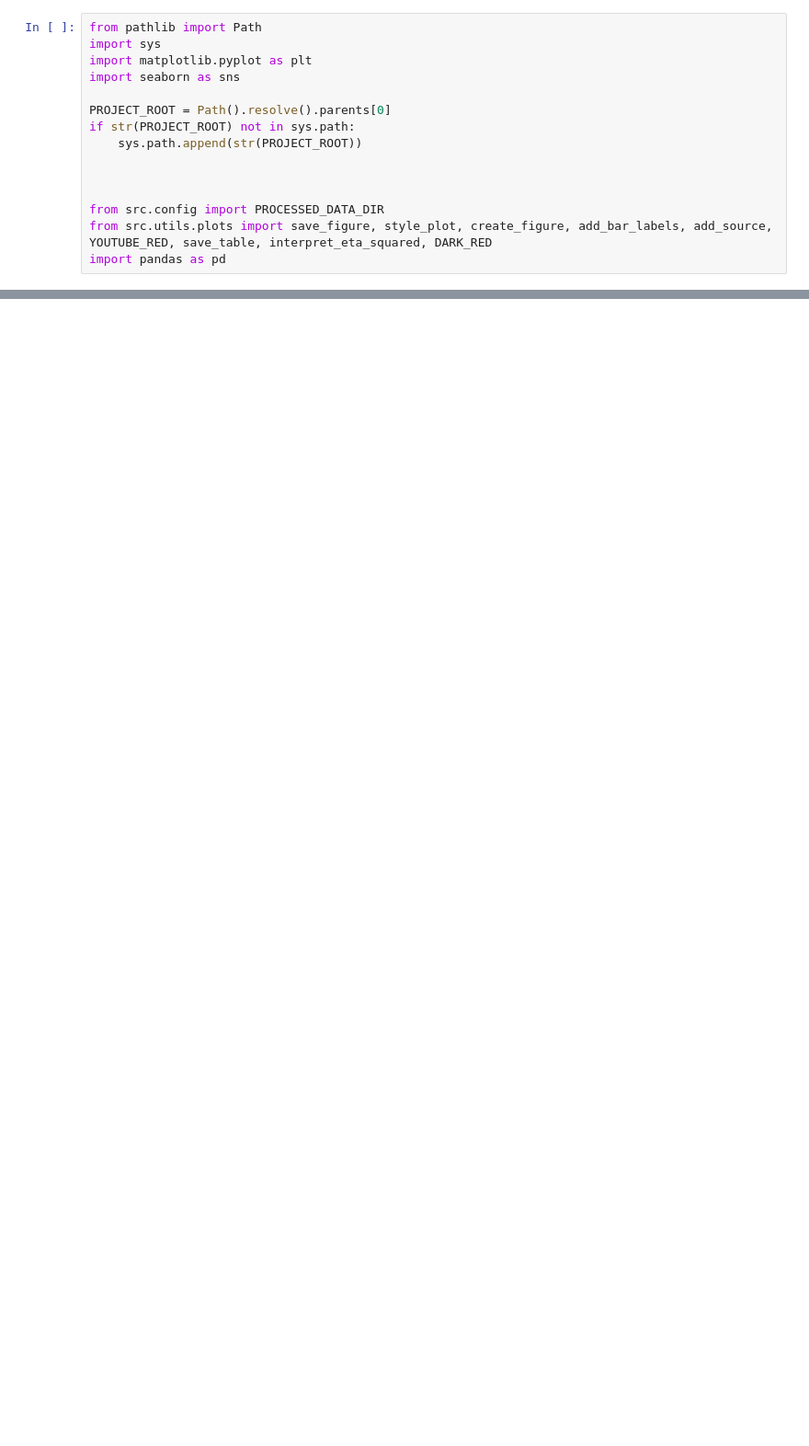
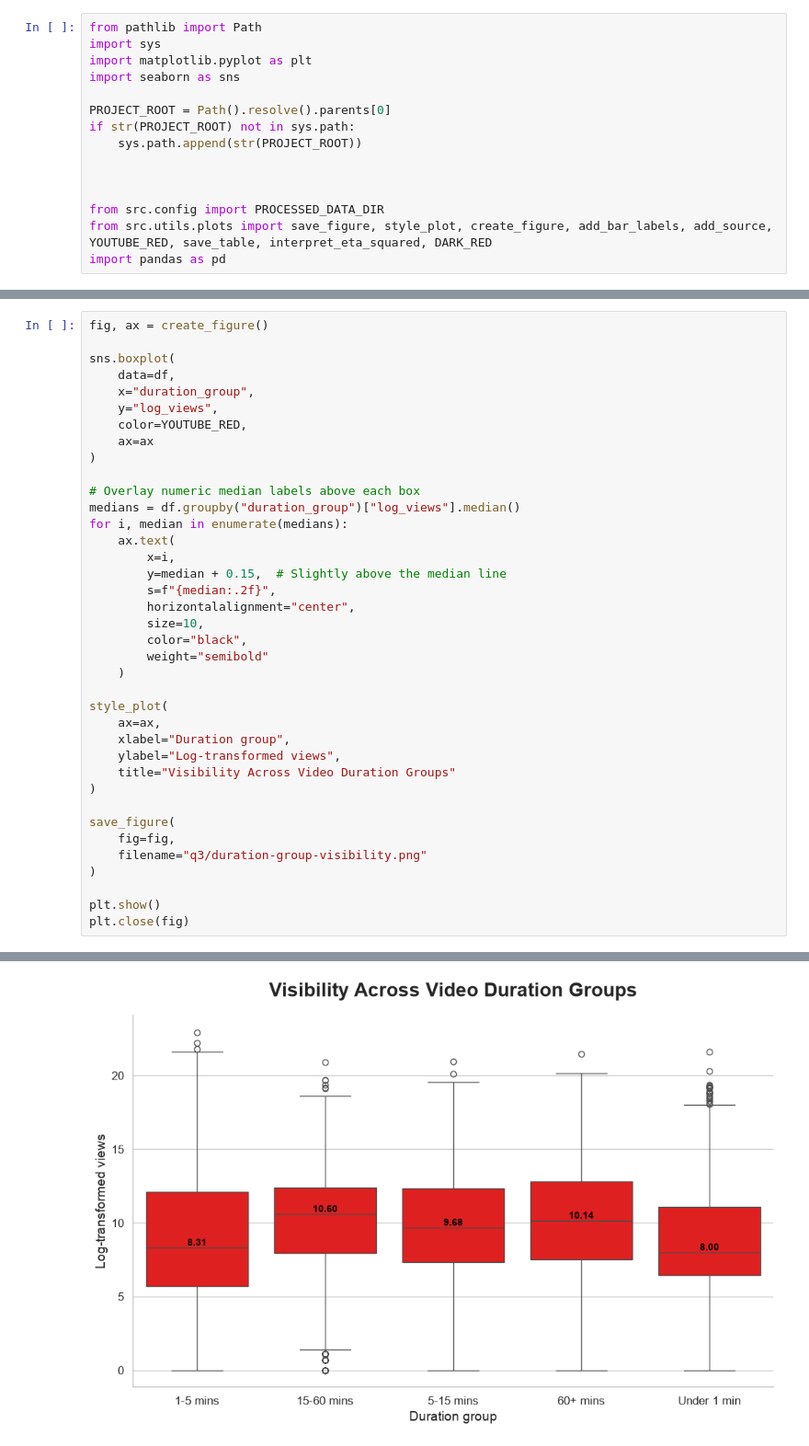
Before and after one commit to patinnojoe/algorithm-economy, a Jupyter notebook: notebook/q3-content-characteristic-and-engagement.ipynb, the cells around one changed output, grey strips where cells are left out. Shown at 92% size. Saved outputs shown, nothing was run; the diff lists cells and outputs as text; blank space fills up the shorter version.

```diff
--- a/notebook/q3-content-characteristic-and-engagement.ipynb
+++ b/notebook/q3-content-characteristic-and-engagement.ipynb
@@ -30,0 +57,39 @@ Saved: /Users/pro2020/projects/python/social-media-algorithm-analysis/outputs/q3
+# %%
+fig, ax = create_figure()
+
+sns.boxplot(
+    data=df,
+    x="duration_group",
+    y="log_views",
+    color=YOUTUBE_RED,
+    ax=ax
+)
+
+# Overlay numeric median labels above each box
+medians = df.groupby("duration_group")["log_views"].median()
+for i, median in enumerate(medians):
+    ax.text(
+        x=i,
+        y=median + 0.15,  # Slightly above the median line
+        s=f"{median:.2f}",
+        horizontalalignment="center",
+        size=10,
+        color="black",
+        weight="semibold"
+    )
+
+style_plot(
+    ax=ax,
+    xlabel="Duration group",
+    ylabel="Log-transformed views",
+    title="Visibility Across Video Duration Groups"
+)
+
+save_figure(
+    fig=fig,
+    filename="q3/duration-group-visibility.png"
+)
+
+plt.show()
+plt.close(fig)
+# %% [output]
@@ -30,0 +98 @@ Saved: /Users/pro2020/projects/python/social-media-algorithm-analysis/outputs/q3
+[figure, added]
```
Also changed, not shown: parts of 9 cells of this notebook, 20 other files.
